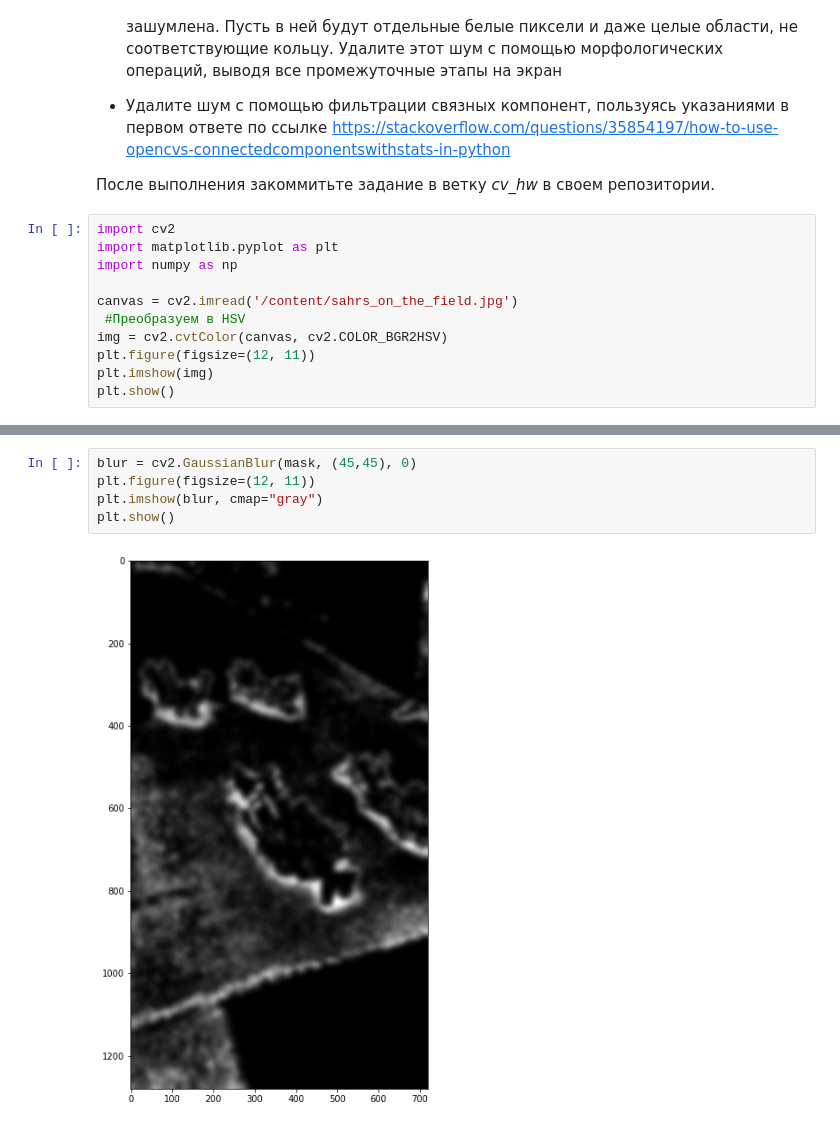
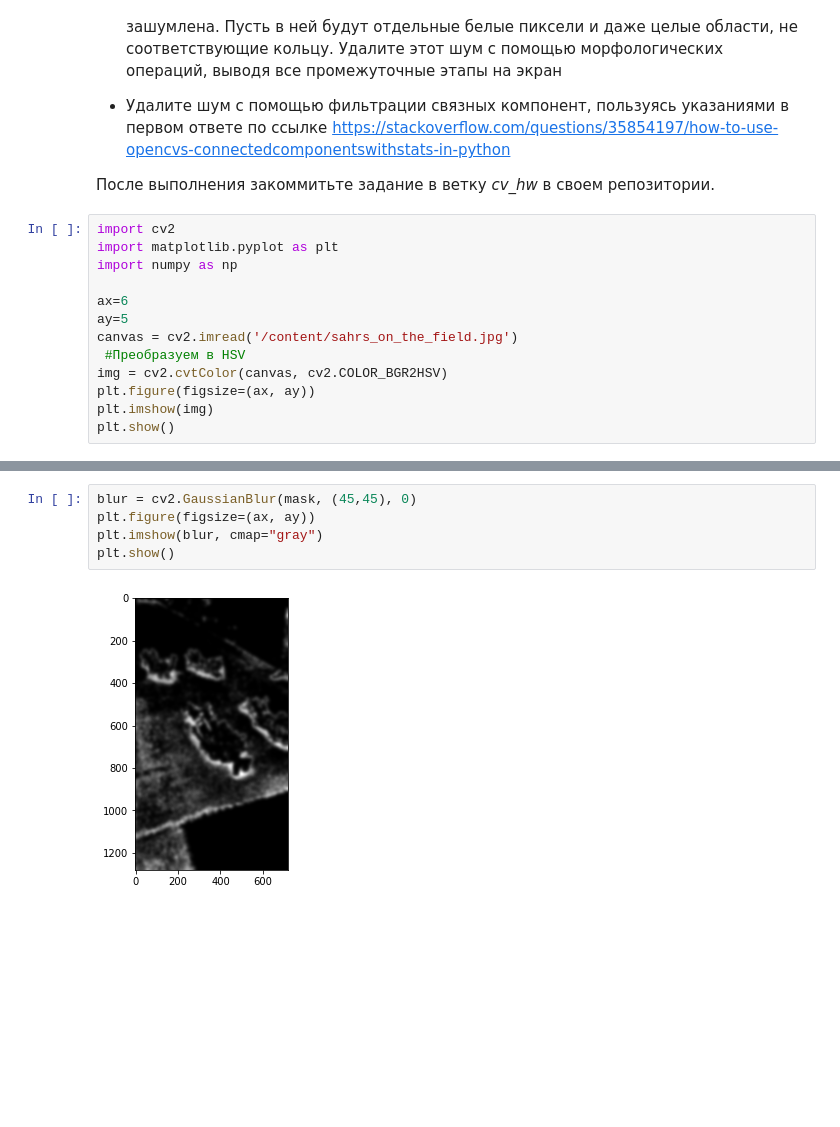
Before and after one commit to cyberschoolinmoscow/robofootball, a Jupyter notebook: homework/cv_hw2.ipynb, the cells around one changed output, grey strips where cells are left out. Drawn from its saved outputs; the diff is of its cells as text; blank space fills up the shorter version.

```diff
--- a/homework/cv_hw2.ipynb
+++ b/homework/cv_hw2.ipynb
@@ -13,10 +13,12 @@ import cv2
 import matplotlib.pyplot as plt
 import numpy as np
 
+ax=6
+ay=5
 canvas = cv2.imread('/content/sahrs_on_the_field.jpg')
  #Преобразуем в HSV
 img = cv2.cvtColor(canvas, cv2.COLOR_BGR2HSV)
-plt.figure(figsize=(12, 11))
+plt.figure(figsize=(ax, ay))
 plt.imshow(img)
 plt.show()
 # %% [output]
@@ -33,10 +35,10 @@ plt.show()
 # %%
 blur = cv2.GaussianBlur(mask, (45,45), 0)
-plt.figure(figsize=(12, 11))
+plt.figure(figsize=(ax, ay))
 plt.imshow(blur, cmap="gray")
 plt.show()
 # %% [output]
-[figure, old version]
+[figure, new version]
 # %%
 thresh = cv2.threshold(mask, 1, 255, cv2.THRESH_BINARY_INV)[1]
 contours = cv2.findContours(thresh, cv2.RETR_TREE, cv2.CHAIN_APPROX_SIMPLE)[0]
```
Also changed, not shown: parts of 7 cells of this notebook.
